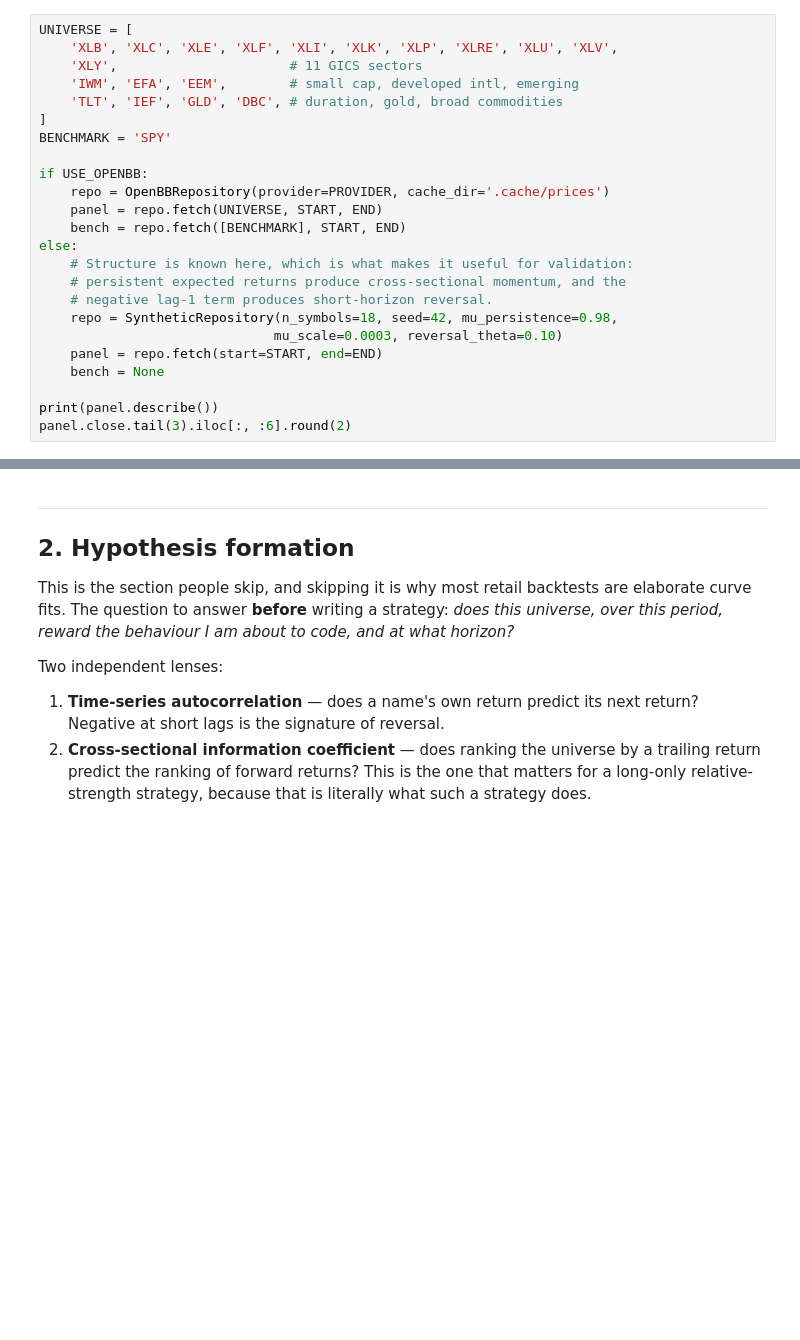
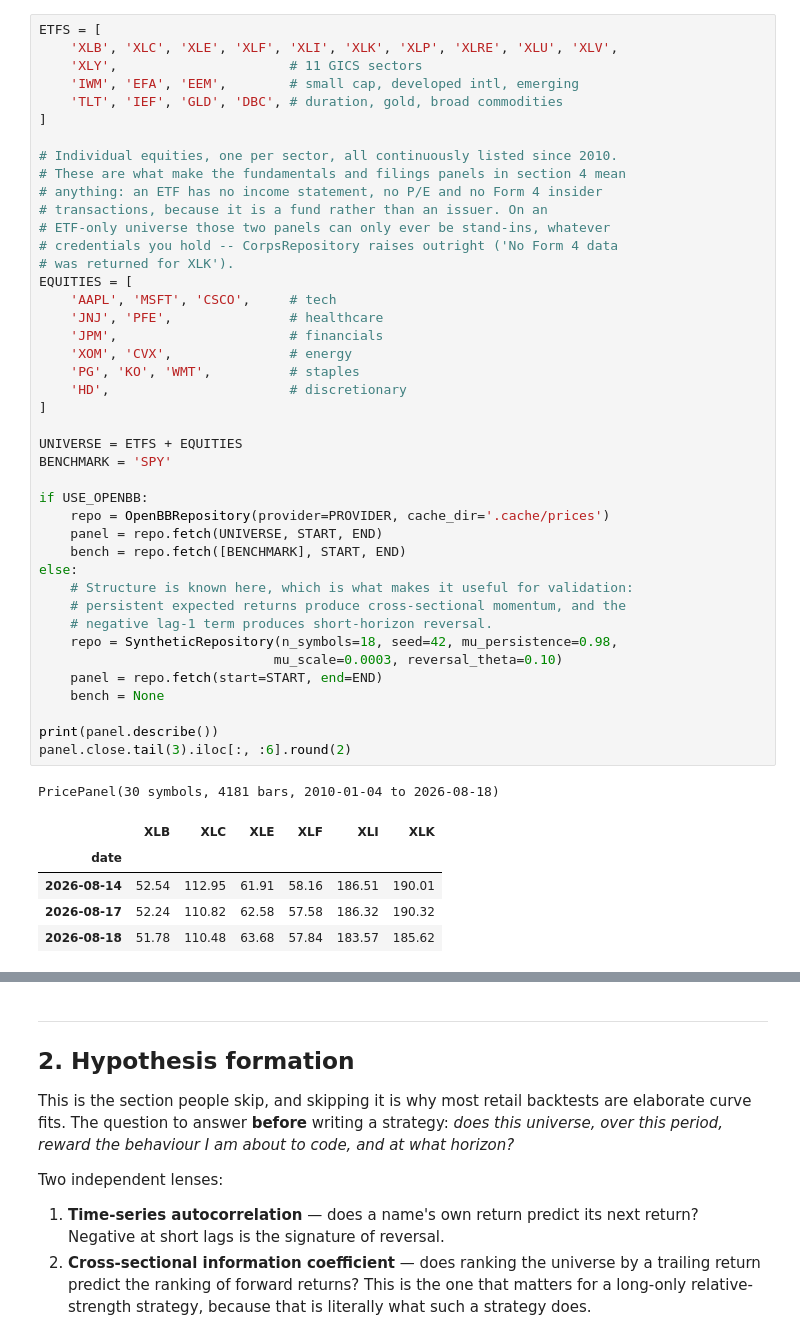
Before and after one commit to datablanklabs/Finance, a Jupyter notebook: research.ipynb, the cells around one changed output, grey strips where cells are left out. Drawn from its saved outputs; the diff is of its cells as text; blank space fills up the shorter version.

```diff
--- a/research.ipynb
+++ b/research.ipynb
@@ -110,27 +132,52 @@ simply become tradeable when they exist, which is the correct behaviour.
 # %%
-UNIVERSE = [
+ETFS = [
     'XLB', 'XLC', 'XLE', 'XLF', 'XLI', 'XLK', 'XLP', 'XLRE', 'XLU', 'XLV',
     'XLY',                      # 11 GICS sectors
     'IWM', 'EFA', 'EEM',        # small cap, developed intl, emerging
     'TLT', 'IEF', 'GLD', 'DBC', # duration, gold, broad commodities
 ]
+
+# Individual equities, one per sector, all continuously listed since 2010.
+# These are what make the fundamentals and filings panels in section 4 mean
+# anything: an ETF has no income statement, no P/E and no Form 4 insider
+# transactions, because it is a fund rather than an issuer. On an
+# ETF-only universe those two panels can only ever be stand-ins, whatever
+# credentials you hold -- CorpsRepository raises outright ('No Form 4 data
+# was returned for XLK').
+EQUITIES = [
+    'AAPL', 'MSFT', 'CSCO',     # tech
+    'JNJ', 'PFE',               # healthcare
+    'JPM',                      # financials
+    'XOM', 'CVX',               # energy
+    'PG', 'KO', 'WMT',          # staples
+    'HD',                       # discretionary
+]
+
+UNIVERSE = ETFS + EQUITIES
 BENCHMARK = 'SPY'
 
 if USE_OPENBB:
     repo = OpenBBRepository(provider=PROVIDER, cache_dir='.cache/prices')
     panel = repo.fetch(UNIVERSE, START, END)
     bench = repo.fetch([BENCHMARK], START, END)
 else:
     # Structure is known here, which is what makes it useful for validation:
     # persistent expected returns produce cross-sectional momentum, and the
     # negative lag-1 term produces short-horizon reversal.
     repo = SyntheticRepository(n_symbols=18, seed=42, mu_persistence=0.98,
                               mu_scale=0.0003, reversal_theta=0.10)
     panel = repo.fetch(start=START, end=END)
     bench = None
 
 print(panel.describe())
 panel.close.tail(3).iloc[:, :6].round(2)
+# %% [output]
+PricePanel(30 symbols, 4181 bars, 2010-01-04 to 2026-08-18)
+|  | XLB | XLC | XLE | XLF | XLI | XLK |
+| date |  |  |  |  |  |  |
+| 2026-08-14 | 52.54 | 112.95 | 61.91 | 58.16 | 186.51 | 190.01 |
+| 2026-08-17 | 52.24 | 110.82 | 62.58 | 57.58 | 186.32 | 190.32 |
+| 2026-08-18 | 51.78 | 110.48 | 63.68 | 57.84 | 183.57 | 185.62 |
 # %%
 # Sanity-check the data before trusting anything downstream. Cheap, and it
 # catches provider problems that would otherwise look like alpha.
```
Also changed, not shown: parts of 33 cells of this notebook, 5 other files.
